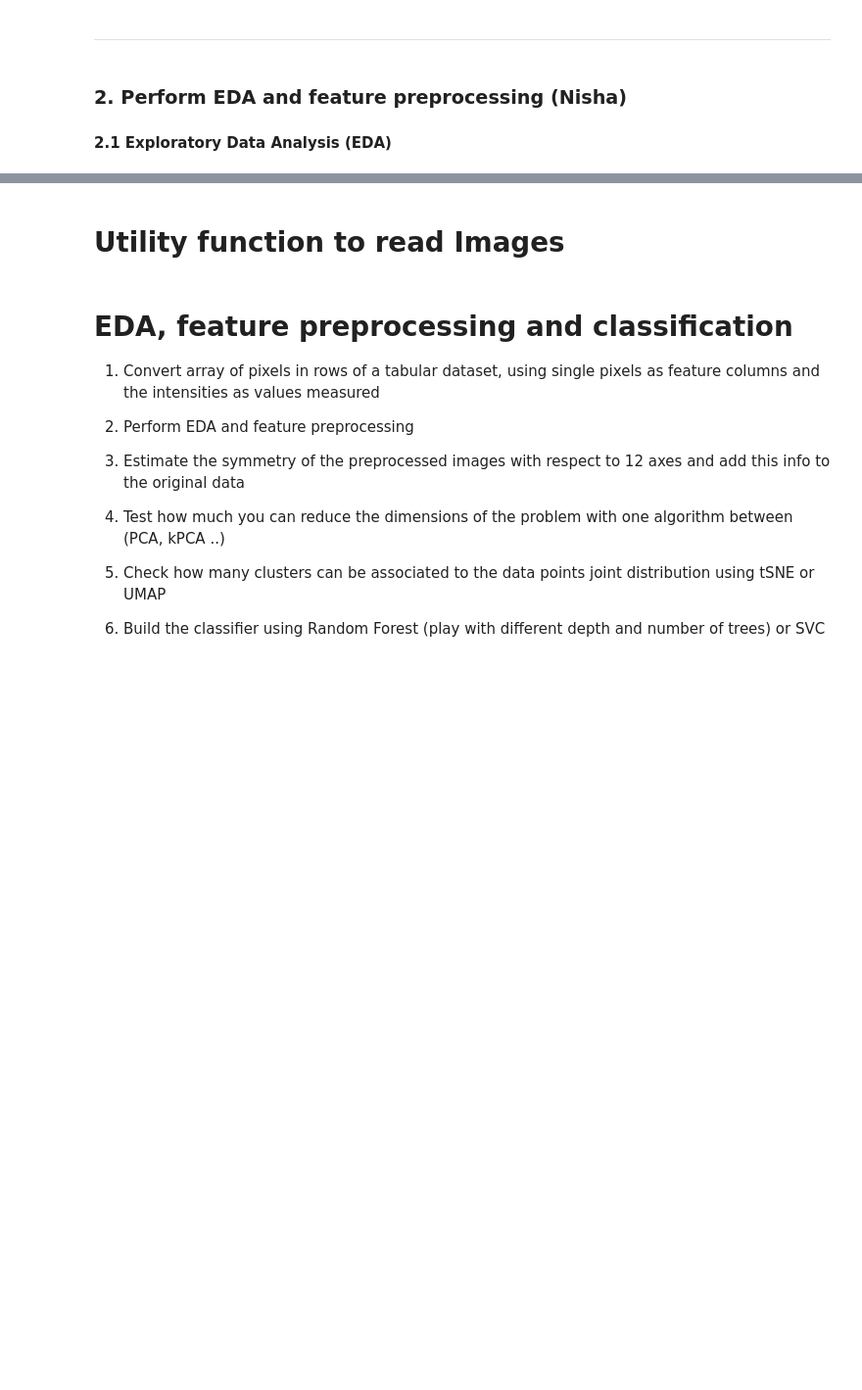
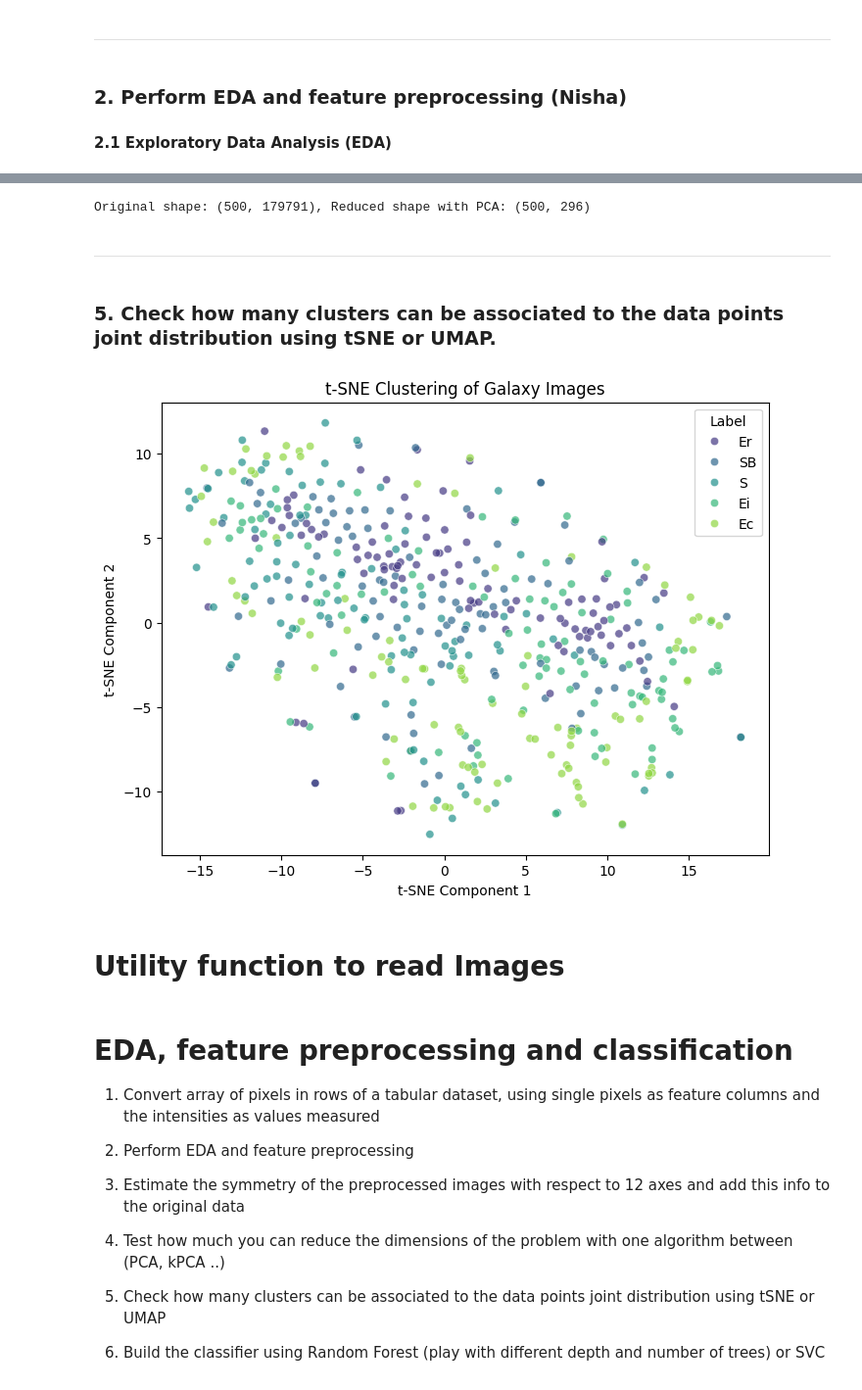
Before and after one commit to Nisha2592/Group_1_ML_Galaxy_zoo, a Jupyter notebook: Project1.ipynb, the cells around one changed output, grey strips where cells are left out. Shown at 98% size. Cells and saved outputs as stored; diff of their text form; code cells hidden in the pictures; blank space fills up the shorter version.

Commit message:
added clustering and PCA

```diff
--- a/Project1.ipynb
+++ b/Project1.ipynb
@@ -323,3 +365,50 @@ galaxy_data[columns].describe()
+# %%
+from sklearn.decomposition import PCA
+
+galaxy_data.columns = galaxy_data.columns.astype(str)
+
+# Select only pixel features (exclude first two columns and label)
+pixel_data = galaxy_data.iloc[:, 2:-1]
+
+# Apply PCA to retain 95% of the variance
+pca = PCA(n_components=0.95)  # Retain 95% of the variance
+principal_components = pca.fit_transform(pixel_data)
+
+# Create new dataframe with principal components
+galaxy_data_pca = pd.DataFrame(principal_components)
+
+# Reinsert metadata columns
+galaxy_data_pca.insert(0, "objid", galaxy_data["objid"])
+galaxy_data_pca.insert(1, "asset_id", galaxy_data["asset_id"])
+galaxy_data_pca["gz2class"] = galaxy_data["gz2class"]
+
+print(f"Original shape: {galaxy_data.shape}, Reduced shape with PCA: {galaxy_data_pca.shape}")
+# %% [output]
+Original shape: (500, 179791), Reduced shape with PCA: (500, 296)
+# %% [markdown]
+---
+# %% [markdown]
+### 5. Check how many clusters can be associated to the data points joint distribution using tSNE or UMAP.
+# %%
+from sklearn.manifold import TSNE
+
+# Convert PCA-reduced data to numpy array (excluding metadata columns)
+X_pca = galaxy_data_pca.iloc[:, 2:-1].values  # Excluding "objectid", "asset_id", and "gz2class"
+
+# Apply t-SNE to reduce to 2D
+tsne = TSNE(n_components=2, perplexity=30, random_state=42)
+X_tsne = tsne.fit_transform(X_pca)
+
+# Plot t-SNE results
+plt.figure(figsize=(8, 6))
+sns.scatterplot(x=X_tsne[:, 0], y=X_tsne[:, 1], hue=galaxy_data_pca["gz2class"], palette="viridis", alpha=0.7)
+plt.xlabel("t-SNE Component 1")
+plt.ylabel("t-SNE Component 2")
+plt.title("t-SNE Clustering of Galaxy Images")
+plt.legend(title="Label")
+plt.show()
+# %% [output]
+[figure, added]
 # %% [markdown]
 # Utility function to read Images
 # %%
```
Also changed, not shown: parts of 4 cells of this notebook.
